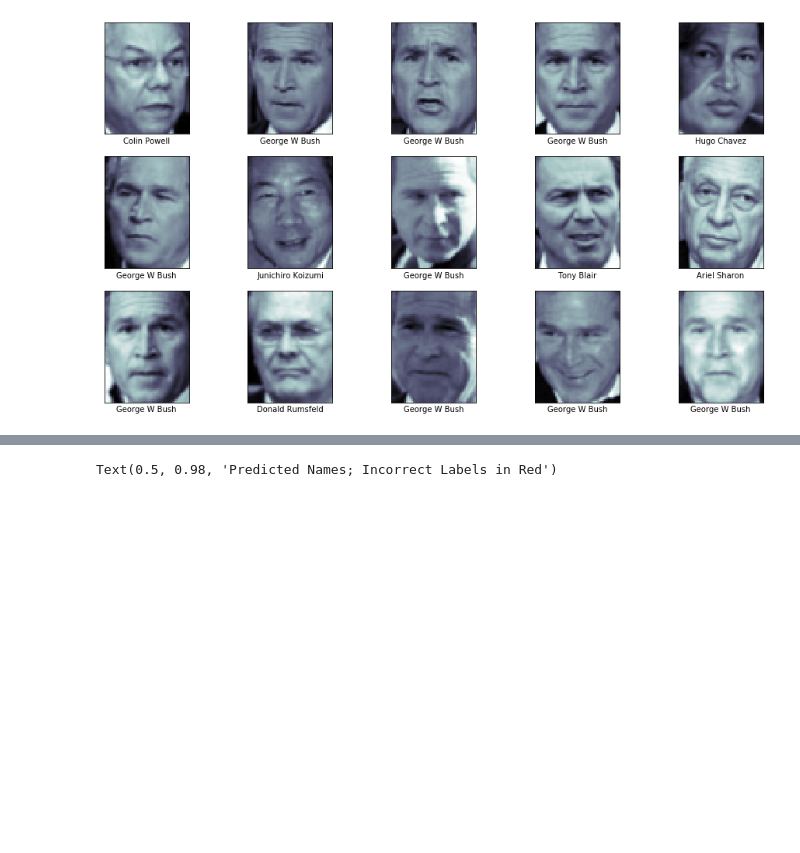
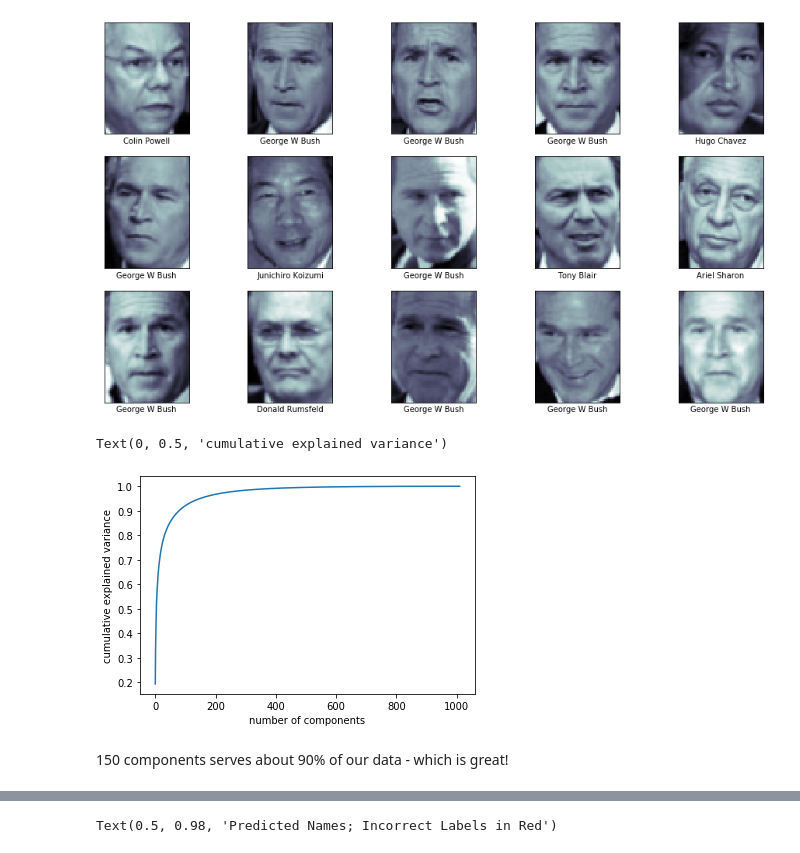
Before and after one commit to HYPERTONE/Analytics, a Jupyter notebook: LabeledFaces/Labeled Faces.ipynb, the cells around one changed output, grey strips where cells are left out. Drawn from its saved outputs; the diff is of its cells as text; code cells hidden in the pictures; blank space fills up the shorter version.

```diff
--- a/LabeledFaces/Labeled Faces.ipynb
+++ b/LabeledFaces/Labeled Faces.ipynb
@@ -48,6 +54,17 @@ model = make_pipeline(pca, svm)
 from sklearn.model_selection import train_test_split
 
 Xtrain, Xtest, ytrain, ytest = train_test_split(faces.data, faces.target, random_state=42)
+# %%
+# Let's see how many components will serve our data
+testComponents = PCA().fit(Xtrain)
+plt.plot(np.cumsum(testComponents.explained_variance_ratio_))
+plt.xlabel('number of components')
+plt.ylabel('cumulative explained variance')
+# %% [output]
+Text(0, 0.5, 'cumulative explained variance')
+[figure, added]
+# %% [markdown]
+150 components serves about 90% of our data - which is great!
 # %%
 # Grid Search to find optimal parameters
 from sklearn.model_selection import GridSearchCV
```
Also changed, not shown: parts of 8 cells of this notebook.
